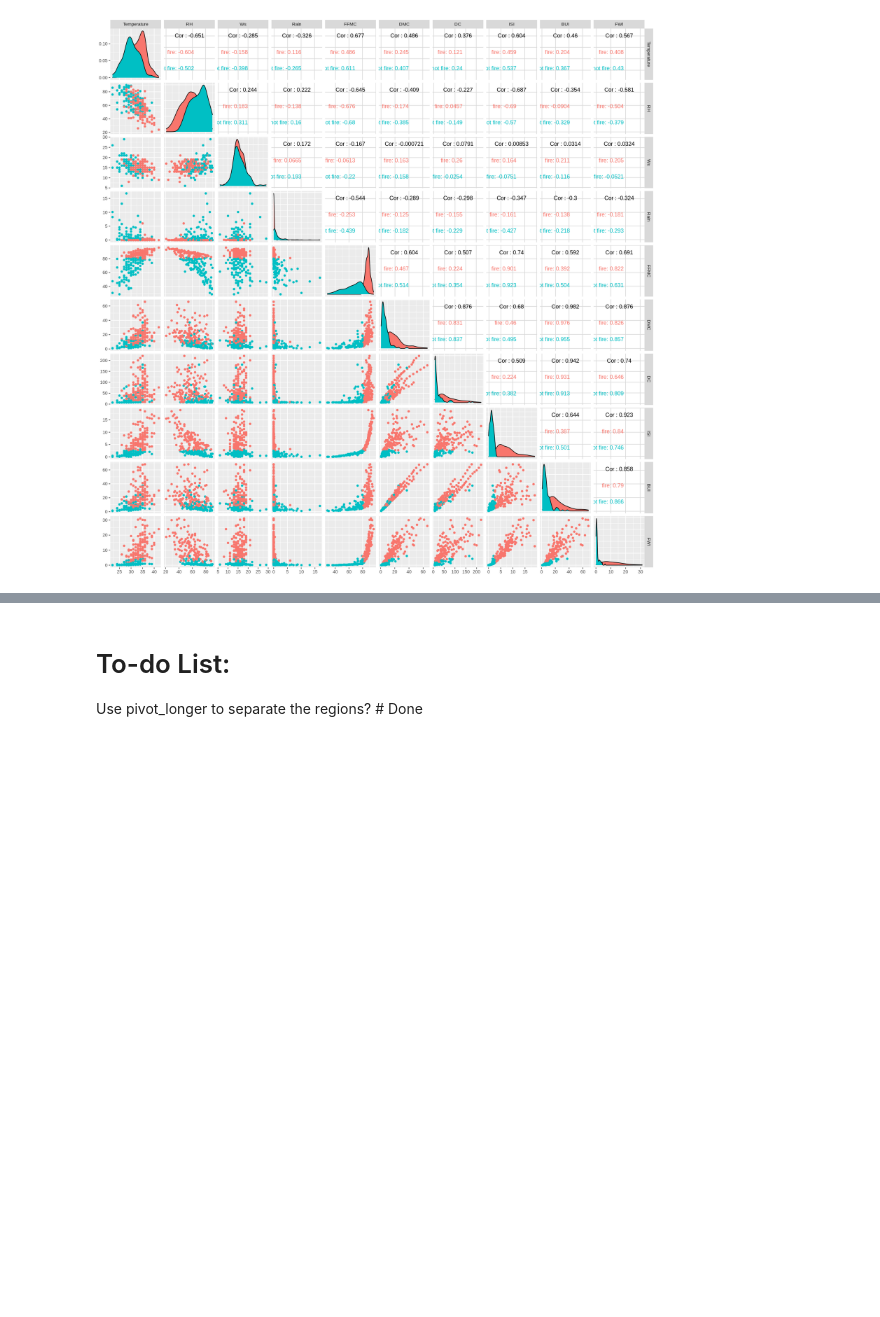
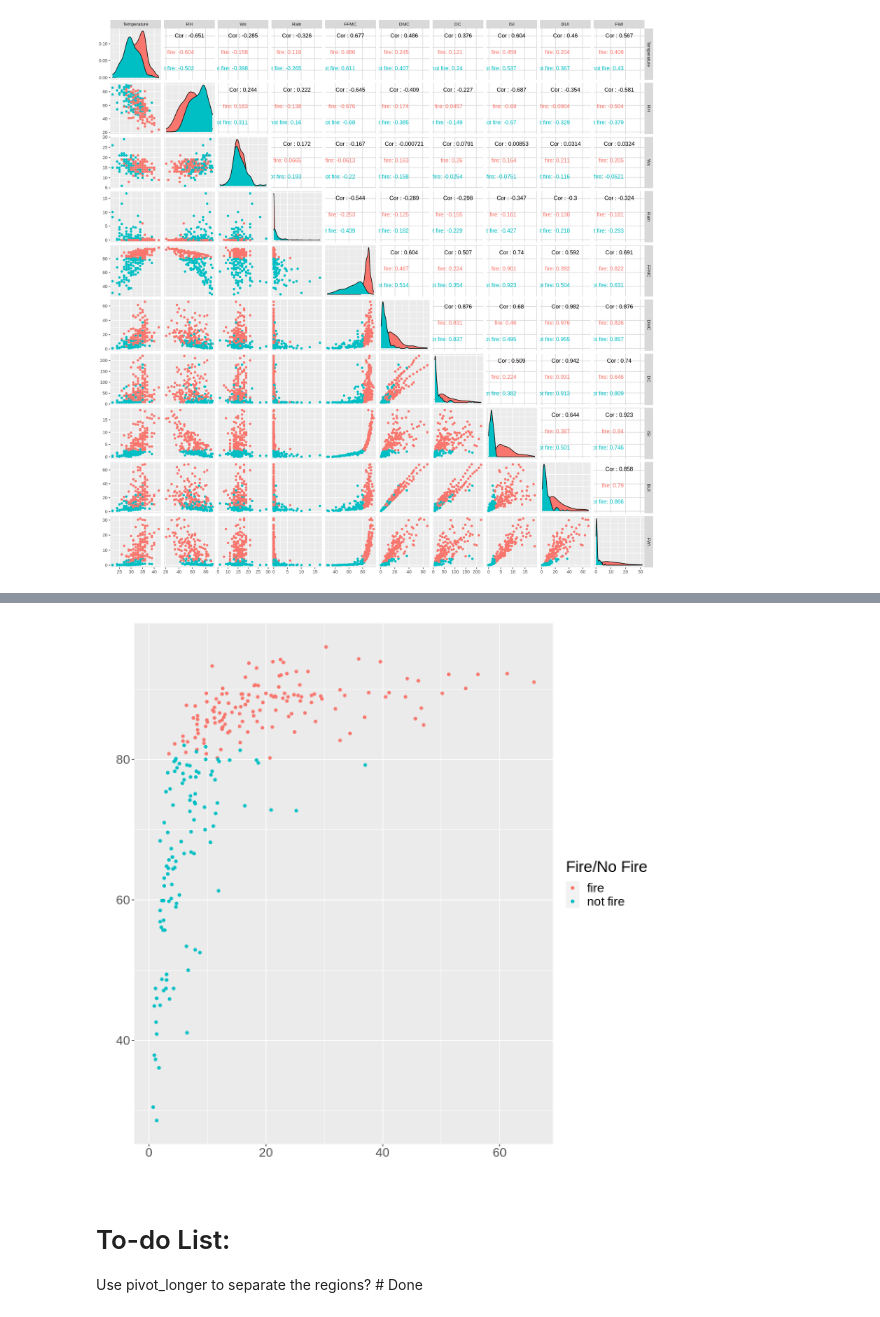
Before and after one commit to AKNeyugn/dsci100-002-group9-project, a Jupyter notebook: project_proposal.ipynb, the cells around one changed output, grey strips where cells are left out. Saved outputs shown, nothing was run; the diff lists cells and outputs as text; code cells hidden in the pictures; blank space fills up the shorter version.

```diff
--- a/project_proposal.ipynb
+++ b/project_proposal.ipynb
@@ -217,3 +249,12 @@ variables_all_plot
+# %%
+options(repr.plot.height = 10, repr.plot.width = 10)
+fmc_temp_plot <- ggplot (fire_data, aes(x = DMC, y = FFMC, color = Classes)) +
+                    geom_point() +
+                    labs(x = " ", y = " ", color = "Fire/No Fire") +
+                    theme(text = element_text(size = 20))
+fmc_temp_plot
+# %% [output]
+[figure, added]
 # %% [markdown]
 # To-do List:
 Use pivot_longer to separate the regions? # Done
```
Also changed, not shown: parts of 4 cells of this notebook.
